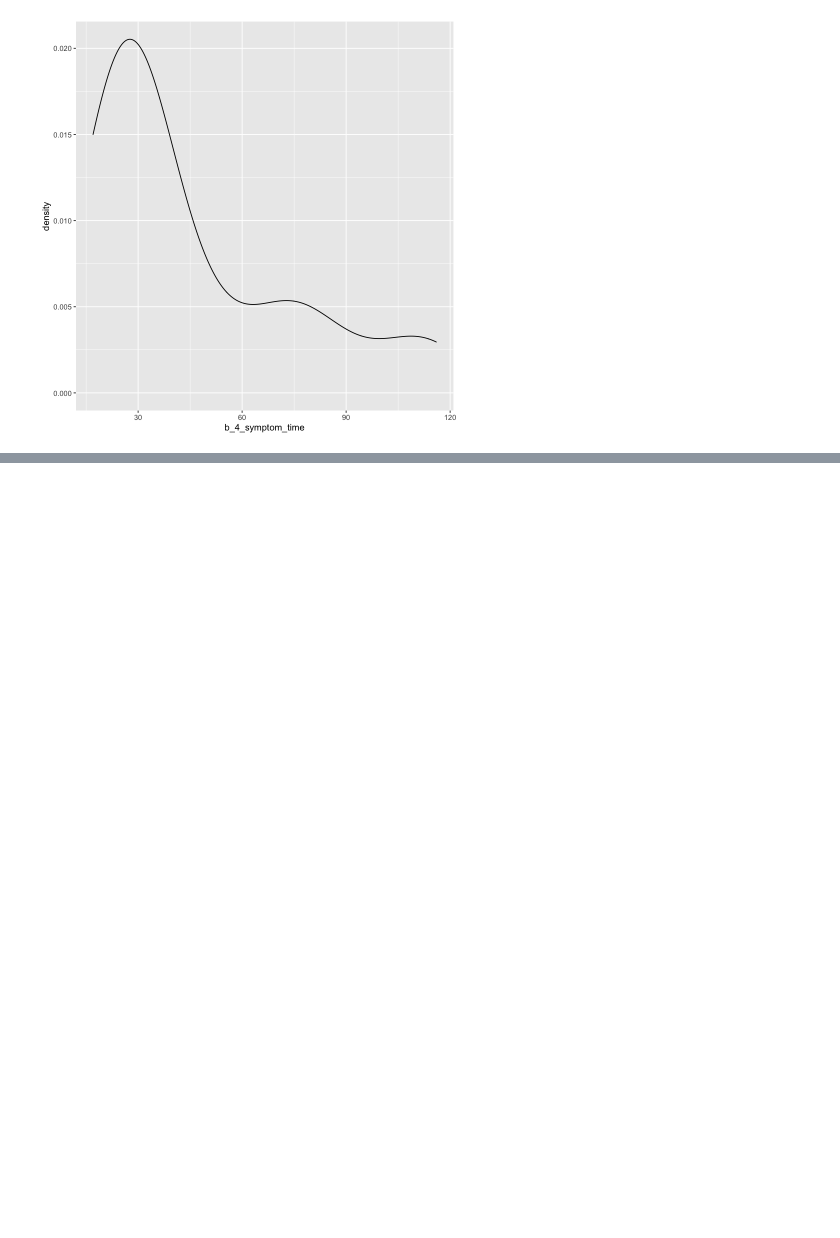
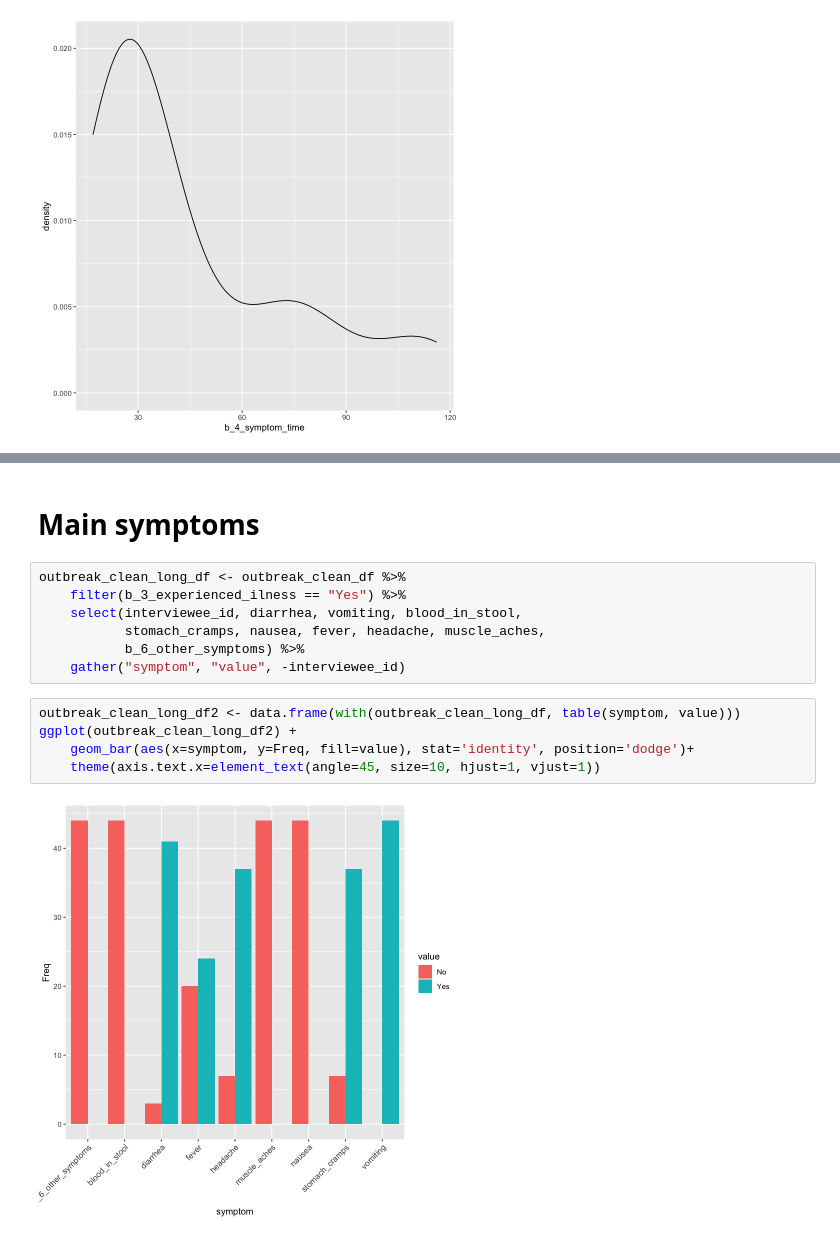
Before and after one commit to pgcudahy/epm_301_aa, a Jupyter notebook: notebooks/Outbreak_analysis.ipynb, the cells around one changed output, grey strips where cells are left out. Drawn from its saved outputs; the diff is of its cells as text; blank space fills up the shorter version.

```diff
--- a/notebooks/Outbreak_analysis.ipynb
+++ b/notebooks/Outbreak_analysis.ipynb
@@ -77,0 +118,16 @@ Warning message:
+# %% [markdown]
+# Main symptoms
+# %%
+outbreak_clean_long_df <- outbreak_clean_df %>%
+    filter(b_3_experienced_ilness == "Yes") %>%
+    select(interviewee_id, diarrhea, vomiting, blood_in_stool,
+           stomach_cramps, nausea, fever, headache, muscle_aches,
+           b_6_other_symptoms) %>%
+    gather("symptom", "value", -interviewee_id)
+# %%
+outbreak_clean_long_df2 <- data.frame(with(outbreak_clean_long_df, table(symptom, value)))
+ggplot(outbreak_clean_long_df2) +
+    geom_bar(aes(x=symptom, y=Freq, fill=value), stat='identity', position='dodge')+
+    theme(axis.text.x=element_text(angle=45, size=10, hjust=1, vjust=1))
+# %% [output]
+[figure, added]
```
Also changed, not shown: parts of 74 cells of this notebook, 1 other file.
